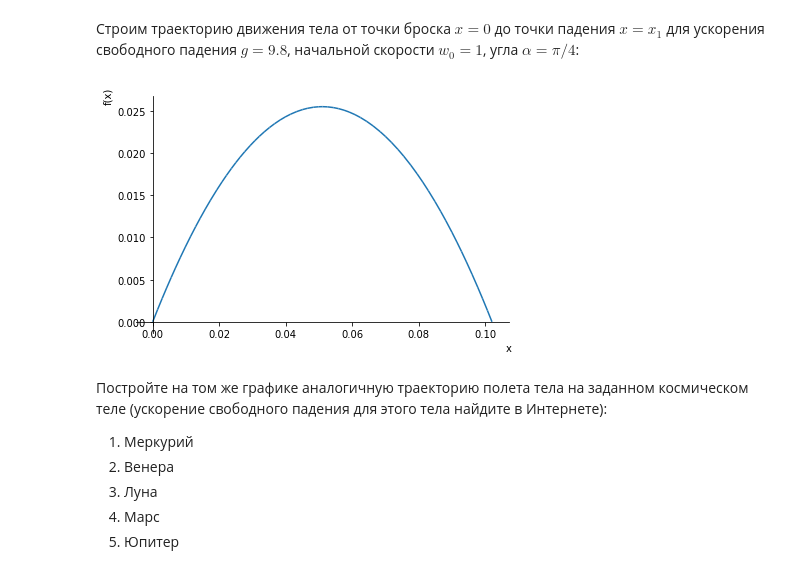
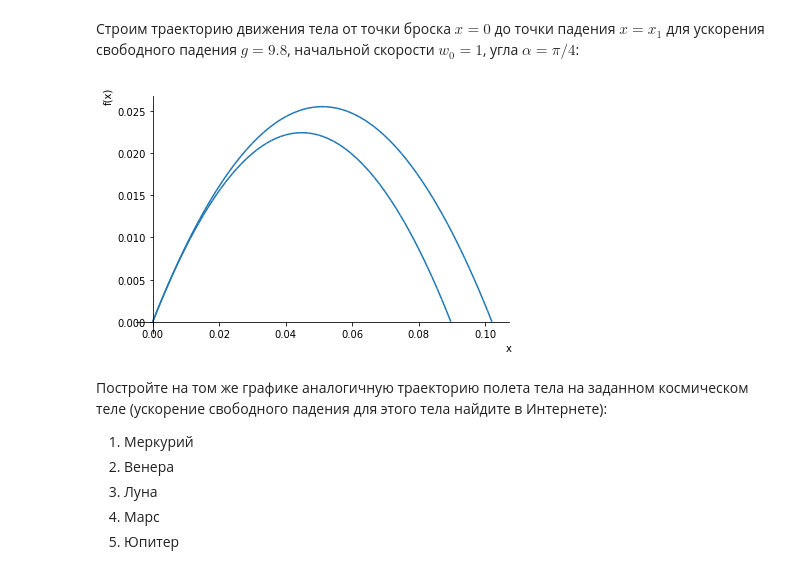
Before and after one commit to comrade-pavel-sergeevich/de2, a Jupyter notebook: 01prac1.ipynb, the cells around one changed output. Drawn from its saved outputs; the diff is of its cells as text; code cells hidden in the pictures.

```diff
--- a/01prac1.ipynb
+++ b/01prac1.ipynb
@@ -225,16 +272,16 @@ $\displaystyle w_{0} \sin{\left(a \right)}$
 # %% [markdown]
 Интегрируем эти правые части и находим сами скорости с учетом начальных условий: $$u=\int U dt + u_0, v = \int V dt + v_0$$
 # %%
-u = integrate(U,t)+u0
-v = integrate(V,t)+v0
-u, v # выводим на экран найденные интегралы
+U = integrate(U,t)+u0
+V = integrate(V,t)+v0
+U, V # выводим на экран найденные интегралы
 # %% [output]
 (w0*cos(a), -g*t + w0*sin(a))
 # %% [markdown]
 Получили правые части простейших ДУ для $x(t)$ и $y(t)$: $dx/dt=u$, $dy/dt=v$. Интегрируем эти выражения и находим $x(t)$ и $y(t)$ с учетом начальных условий: $$x=\int u dt + x_0, y=\int v dt + y0$$
 # %%
-xsol = integrate(u,t)+x0
-ysol = integrate(v,t)+y0
+xsol = integrate(U,t)+x0
+ysol = integrate(V,t)+y0
 xsol, ysol # выводим на экран найденные интегралы
 # %% [output]
 (t*w0*cos(a), -g*t**2/2 + t*w0*sin(a))
@@ -263,11 +310,17 @@ $\displaystyle - \frac{g x^{2}}{2 w_{0}^{2} \cos^{2}{\left(a \right)}} + \frac{x
 # %% [markdown]
 Строим траекторию движения тела от точки броска $x=0$ до точки падения $x=x_1$ для ускорения свободного падения $g=9.8$, начальной скорости $w_0=1$, угла $\alpha=\pi/4$:
 # %%
+p = plot(show=False)
 ya = Y.subs(g, 9.8).subs(w0, 1).subs(a, np.pi/4) # уравнение траектории
 x1a = x1.subs(g, 9.8).subs(w0, 1).subs(a, np.pi/4) # точка падения
-p = plot(ya, (x, 0, x1a))
+p.extend ( plot(ya, (x, 0, x1a),show=False))
+
+ya1 = Y.subs(g, 11.15).subs(w0, 1).subs(a, np.pi/4) # уравнение траектории
+x1a1 = x1.subs(g, 11.15).subs(w0, 1).subs(a, np.pi/4) # точка падения
+p.extend(plot(ya1, (x, 0, x1a1),show=False))
+p.show()
 # %% [output]
-[figure, old version]
+[figure, new version]
 # %% [markdown]
 Постройте на том же графике аналогичную траекторию полета тела на заданном космическом теле (ускорение свободного падения для этого тела найдите в Интернете):
 1. Меркурий
```
Also changed, not shown: parts of 9 cells of this notebook.
